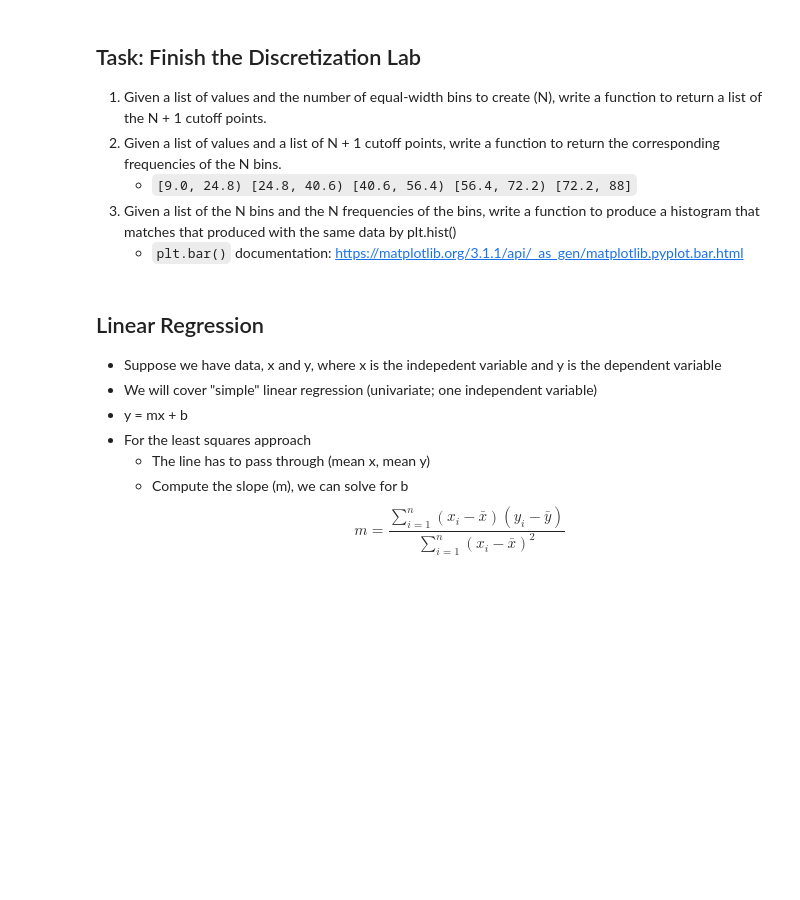
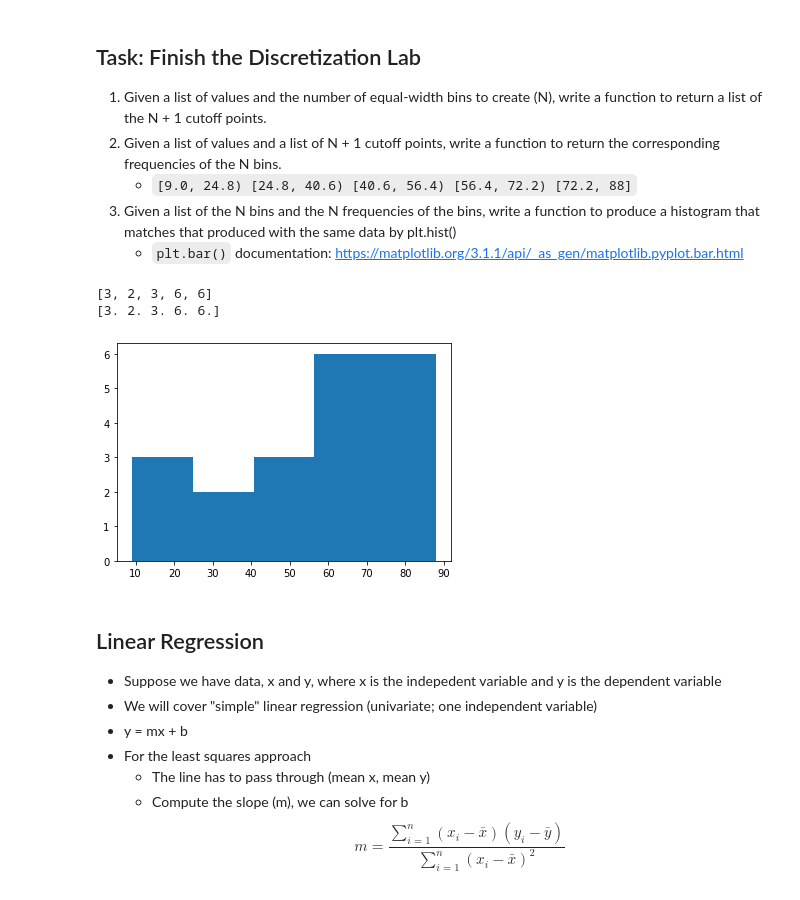
Before and after one commit to BenComer1998/U3-Data-Analysis, a Jupyter notebook: JupyterNotebookFunS1/MatplotlibBasics.ipynb, the cells around one changed output. Drawn from its saved outputs; the diff is of its cells as text; code cells hidden in the pictures; blank space fills up the shorter version.

Commit message:
discretization lab tasks 2-3 solution

```diff
--- a/JupyterNotebookFunS1/MatplotlibBasics.ipynb
+++ b/JupyterNotebookFunS1/MatplotlibBasics.ipynb
@@ -226,6 +226,20 @@ assert np.allclose(cutoffs, plt_cutoffs)
     * `[9.0, 24.8) [24.8, 40.6) [40.6, 56.4) [56.4, 72.2) [72.2, 88]`
 1. Given a list of the N bins and the N frequencies of the bins, write a function to produce a histogram that matches that produced with the same data by plt.hist()
     * `plt.bar()` documentation: https://matplotlib.org/3.1.1/api/_as_gen/matplotlib.pyplot.bar.html
+# %%
+# task 2
+freqs = utils.compute_bin_frequencies(values, cutoffs)
+print(freqs)
+print(plt_freqs)
+assert list(freqs) == list(plt_freqs)
+
+# task 3
+plt.figure()
+plt.bar(cutoffs[:-1], freqs, width=cutoffs[1] - cutoffs[0], align="edge"); # ; to suppress output
+# %% [output]
+[3, 2, 3, 6, 6]
+[3. 2. 3. 6. 6.]
+[figure, added]
 # %% [markdown]
 ## Linear Regression
 * Suppose we have data, x and y, where x is the indepedent variable and y is the dependent variable
```
Also changed, not shown: parts of 4 cells of this notebook, 5 other files.
